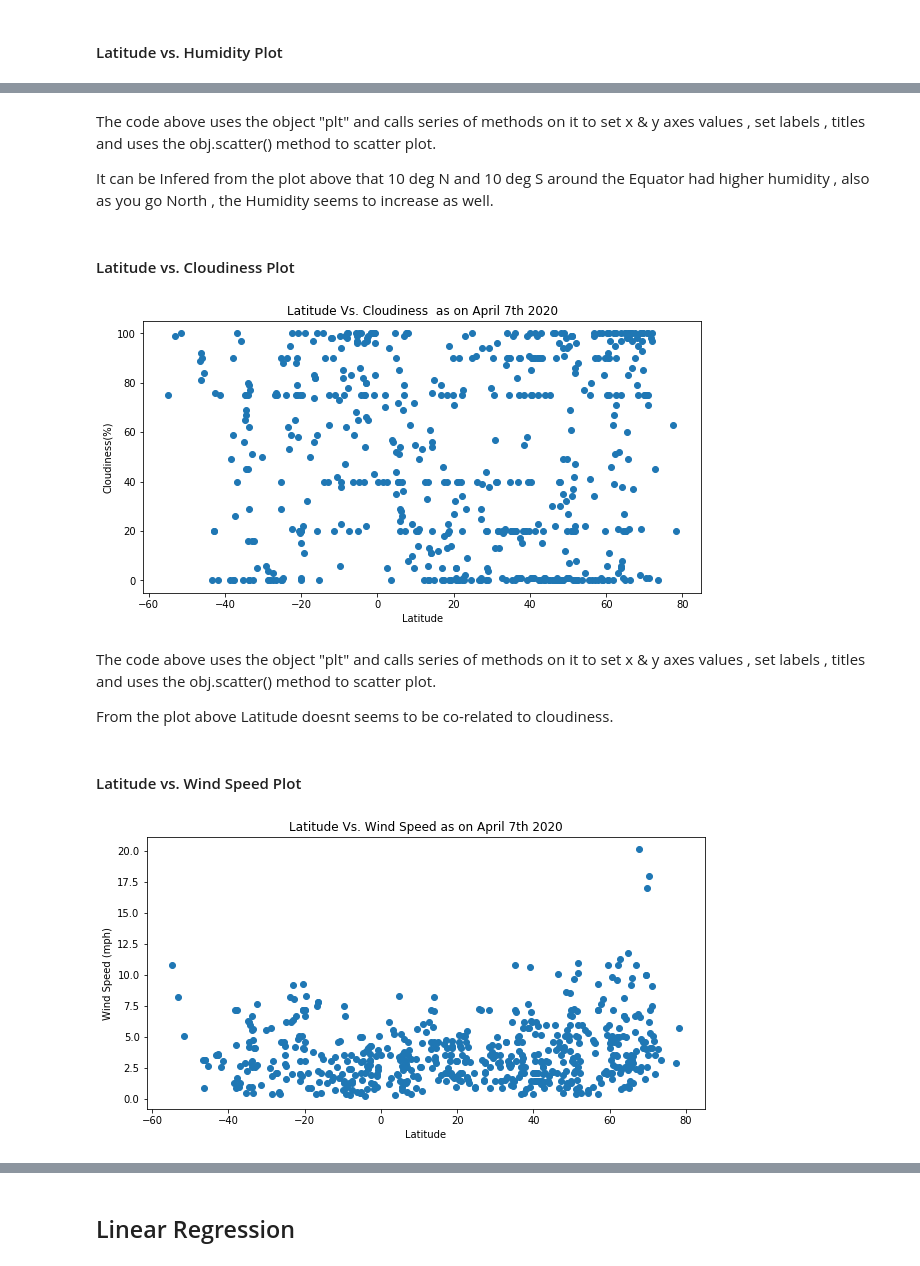
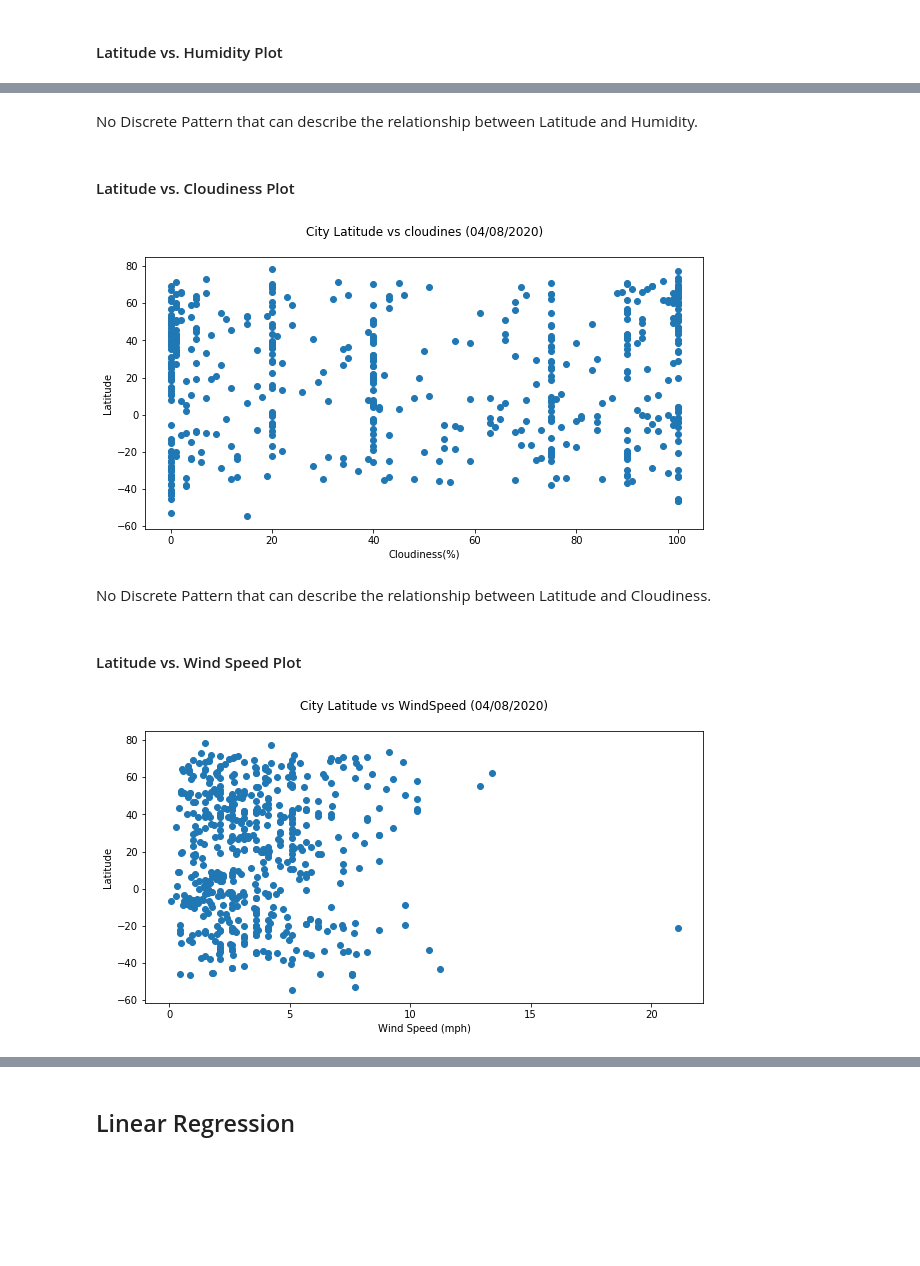
Before and after one commit to Soumya-Patil/Python-API-Challenge, a Jupyter notebook: WeatherPy/WeatherPy.ipynb, the cells around one changed output, grey strips where cells are left out. Drawn from its saved outputs; the diff is of its cells as text; code cells hidden in the pictures; blank space fills up the shorter version.

```diff
--- a/WeatherPy/WeatherPy.ipynb
+++ b/WeatherPy/WeatherPy.ipynb
@@ -111,16 +111,16 @@ City Number : 3422683
 * Export the city data into a .csv.
 * Display the DataFrame
 # %%
-# Zip the lists of the responses
+# Zip the list of the responses
 zippedList = list(zip(cities,lat,temp,humid,cloud,w_speed))
 
 #Convert to a DataFrame and Name the Columns
-cityWeather = pd.DataFrame(zippedList, columns = ['City' , 'Latitude', 'Temperature', 'Humidity' , 'Cloudiness' , 'Wind Speed'])
+cityWeather = pd.DataFrame(zippedList, columns = ['City' , 'Latitude', 'Temperature (F)', 'Humidity (%)' , 'Cloudiness (%)' , 'Wind Speed (mph)'])
 
 # Save as a csv
 # Note to avoid any issues later, use encoding="utf-8"
 cityWeather.to_csv("city_weather.csv", encoding="utf-8", index=False)
 
-print("Below is the current weather for the Cities ......")
+print("\n\n... Below is the current weather for the Cities selected randomly ...")
 cityWeather
 # %% [output]
@@ -176,34 +208,50 @@ plt.show()
-# %% [markdown]
-The code above uses the object "plt" and calls series of methods on it to set x &  y axes values , set labels , titles and uses the obj.scatter() method to scatter plot.
-
-It can be Infered from the plot above that 10 deg N and 10 deg S around the Equator had higher humidity , also as you go North , the  Humidity seems to increase as well.
+# %% [markdown]
+No Discrete Pattern that can describe the relationship between Latitude and Humidity.
 # %% [markdown]
 #### Latitude vs. Cloudiness Plot
 # %%
+
 plt.figure(figsize=(10,5))
-x_values = cityWeather['Latitude']
-y_values = cityWeather['Cloudiness']
+
+y_values = cityWeather['Latitude']
+x_values = cityWeather['Cloudiness (%)']
+
 plt.scatter(x_values,y_values)
-plt.xlabel('Latitude')
-plt.ylabel('Cloudiness(%)')
-plt.title('Latitude Vs. Cloudiness  as on April 7th 2020')
+
+plt.ylabel('Latitude')
+plt.xlabel('Cloudiness(%)')
+
+today = time.strftime("%m/%d/%Y")
+plt.title(f"City Latitude vs cloudines ({today})\n")
+
+# save the plot and display
+plt.savefig('Lat_Vs.Cloudiness.png')
+
 plt.show()
 # %% [output]
-[figure, old version]
+[figure, new version]
-# %% [markdown]
-The code above uses the object "plt" and calls series of methods on it to set x &  y axes values , set labels , titles and uses the obj.scatter() method to scatter plot.
-
-From the plot above Latitude doesnt seems to be co-related to cloudiness.
+# %% [markdown]
+No Discrete Pattern that can describe the relationship between Latitude and Cloudiness.
 # %% [markdown]
 #### Latitude vs. Wind Speed Plot
 # %%
+
 plt.figure(figsize=(10,5))
-x_values = cityWeather['Latitude']
-y_values = cityWeather['Wind Speed']
+
+y_values = cityWeather['Latitude']
+x_values = cityWeather['Wind Speed (mph)']
+
 plt.scatter(x_values,y_values)
-plt.xlabel('Latitude')
-plt.ylabel('Wind Speed (mph)')
-plt.title('Latitude Vs. Wind Speed as on April 7th 2020')
+
+plt.ylabel('Latitude')
+plt.xlabel('Wind Speed (mph)')
+
+today = time.strftime("%m/%d/%Y")
+plt.title(f"City Latitude vs WindSpeed ({today})\n")
+
+# save the plot and display
+plt.savefig('Lat_Vs.WindSpeed.png')
+
 plt.show()
 # %% [output]
-[figure, old version]
+[figure, new version]
```
Also changed, not shown: parts of 29 cells of this notebook.
